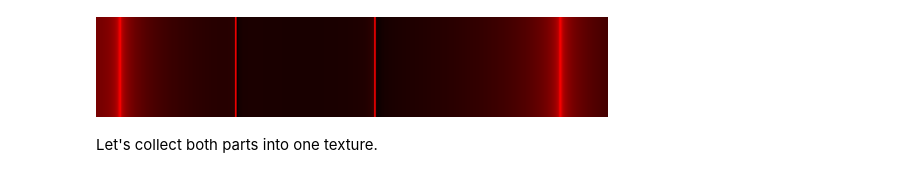
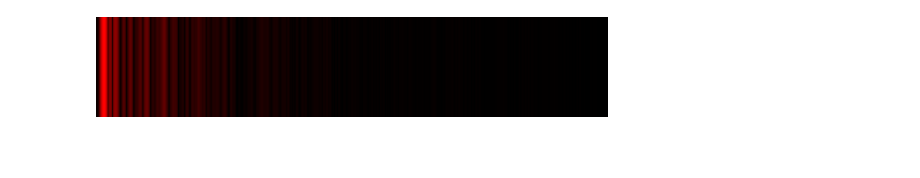
Before and after one commit to utak3r/PyShaderPlayground, a Jupyter notebook: experiments/sound_analysis.ipynb, the cells around one changed output. Saved outputs shown, nothing was run; the diff lists cells and outputs as text; code cells hidden in the pictures; blank space fills up the shorter version.

```diff
--- a/experiments/sound_analysis.ipynb
+++ b/experiments/sound_analysis.ipynb
@@ -116,0 +65,14 @@ The second row of a texture is a sound wave.
+# %%
+magnitude = np.abs(freqresp)
+magnitude = np.log10(magnitude + 1.0)
+magrange = np.max(magnitude) - np.min(magnitude)
+magnitude -= np.min(magnitude)
+magnitude /= magrange
+
+plt.figure(figsize=(12, 5))
+plt.plot(freqs, magnitude, color='#ff5500')
+plt.title("Magnitudes rescaled for better visibility, with flattened range.")
+plt.xlabel("Frequency (Hz)")
+plt.ylabel("Magnitude (rescaled)")
+plt.grid(True, alpha=0.3)
+plt.show()
@@ -117,22 +88,15 @@ The second row of a texture is a sound wave.
 # %%
 from PIL import Image
 
-def array_to_red_image(array) -> Image:
-    """Makes an image from NDArray. Array values are transferred into R channel of RGB."""
-    img = None
-    # get absolute values
-    array = abs(array)
-    # get max value
-    max = np.max(array)
-    # normalize to 0.0 - 1.0 range
-    arrayuint8 = array.astype(np.float64) / max
-    # make it uint8 data
-    arrayuint8 = 255 * arrayuint8
-    # grey image from array
-    img = Image.fromarray(arrayuint8.astype(np.uint8), mode='L')
-    # empty grey image
-    zero = np.zeros(array.shape, dtype=np.uint8)
-    img_zero = Image.fromarray(zero, mode='L')
-    # merge it. Real image goes to R channel, while G and B channels filled with zeroes
-    img = Image.merge(mode='RGB', bands=(img, img_zero, img_zero))
-    return img
+array = magnitude[:512]
+arrayuint8 = array.astype(np.float64)
+arrayuint8 = 255 * arrayuint8
+img = Image.fromarray(arrayuint8.astype(np.uint8), mode='L')
+zero = np.zeros(array.shape, dtype=np.uint8)
+img_zero = Image.fromarray(zero, mode='L')
+img = Image.merge(mode='RGB', bands=(img, img_zero, img_zero))
+img = img.rotate(90, expand=True)
+img = img.resize((512, 100))
+display(img)
+# %% [output]
+[figure, added]
@@ -145,20 +102,0 @@ def prepare_image(array, width, height):
-# %%
-from scipy.signal.windows import hann
-from scipy.fft import rfft
-
-signal, N, T, t = get_audio_part(multi_sine_4freqs, time_start=0.0, sample_rate=44100, frame_rate=30, nframes=1)
-signal_fft = rfft(signal)
-
-# let's take only first half of freqs
-N_spectrum = int(signal_fft.size/2)
-spectrum = np.linspace(start=0.0, stop=(44100 / 4.0), num=N_spectrum)
-
-for i in range(0, N_spectrum):
-    magnitude = np.log10(np.abs(signal_fft[i]))
-    spectrum[i] = magnitude
-
-display(prepare_image(spectrum, 512, 100))
-# %% [output]
-[figure, removed]
-# %% [markdown]
-Let's collect both parts into one texture.
```
Also changed, not shown: parts of 29 cells of this notebook, 5 other files.
